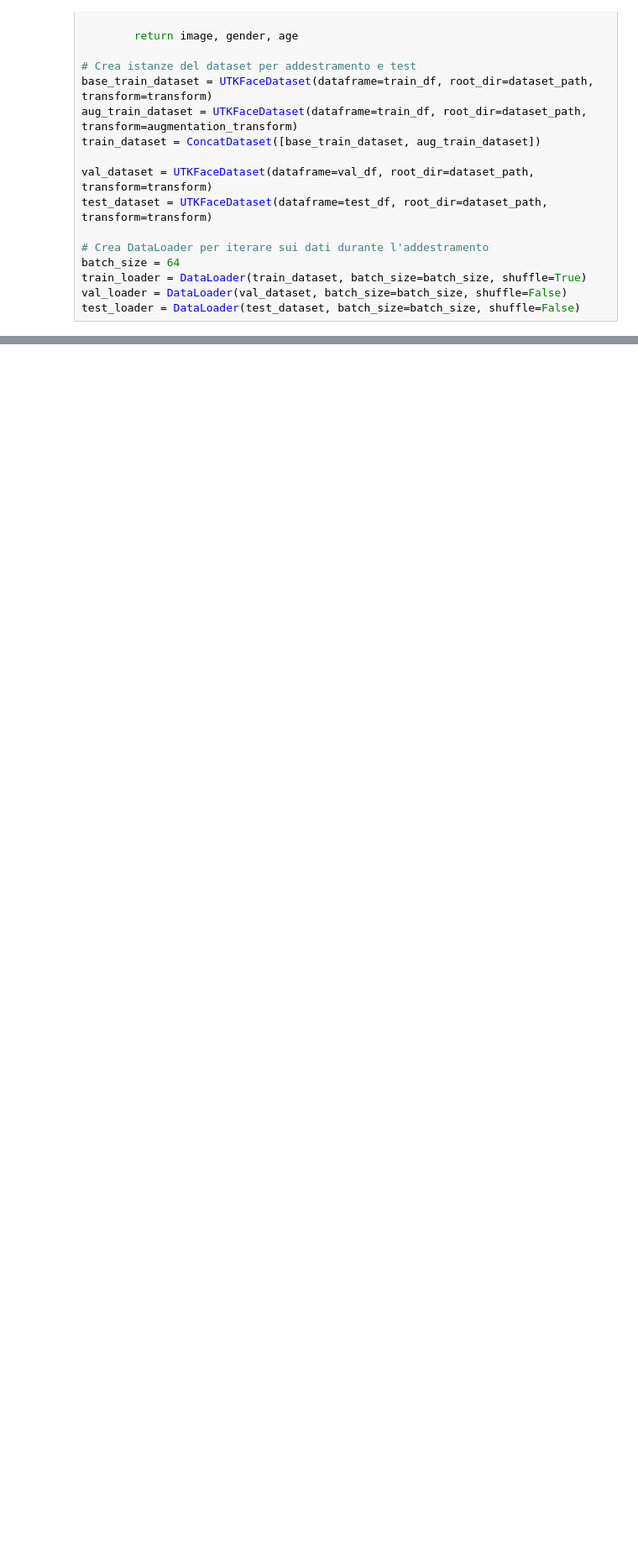
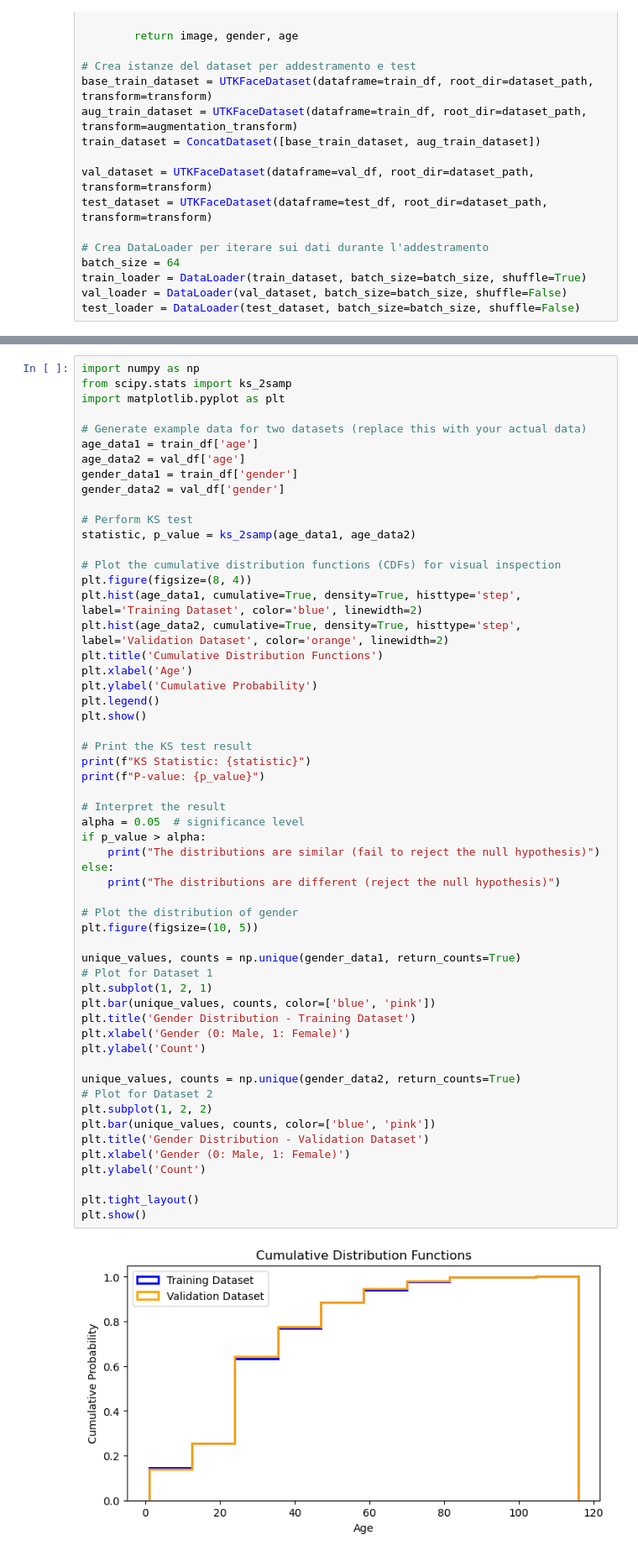
Before and after one commit to plspeziali/AgeGender-CNN, a Jupyter notebook: Notebook/AgeGender-Single.ipynb, the cells around one changed output, grey strips where cells are left out. Shown at 84% size. Saved outputs shown, nothing was run; the diff lists cells and outputs as text; blank space fills up the shorter version.

Commit message:
Written Dataset section

```diff
--- a/Notebook/AgeGender-Single.ipynb
+++ b/Notebook/AgeGender-Single.ipynb
@@ -78,0 +106,58 @@ test_loader = DataLoader(test_dataset, batch_size=batch_size, shuffle=False)
+# %%
+import numpy as np
+from scipy.stats import ks_2samp
+import matplotlib.pyplot as plt
+
+# Generate example data for two datasets (replace this with your actual data)
+age_data1 = train_df['age']
+age_data2 = val_df['age']
+gender_data1 = train_df['gender']
+gender_data2 = val_df['gender']
+
+# Perform KS test
+statistic, p_value = ks_2samp(age_data1, age_data2)
+
+# Plot the cumulative distribution functions (CDFs) for visual inspection
+plt.figure(figsize=(8, 4))
+plt.hist(age_data1, cumulative=True, density=True, histtype='step', label='Training Dataset', color='blue', linewidth=2)
+plt.hist(age_data2, cumulative=True, density=True, histtype='step', label='Validation Dataset', color='orange', linewidth=2)
+plt.title('Cumulative Distribution Functions')
+plt.xlabel('Age')
+plt.ylabel('Cumulative Probability')
+plt.legend()
+plt.show()
+
+# Print the KS test result
+print(f"KS Statistic: {statistic}")
+print(f"P-value: {p_value}")
+
+# Interpret the result
+alpha = 0.05  # significance level
+if p_value > alpha:
+    print("The distributions are similar (fail to reject the null hypothesis)")
+else:
+    print("The distributions are different (reject the null hypothesis)")
+
+# Plot the distribution of gender
+plt.figure(figsize=(10, 5))
+
+unique_values, counts = np.unique(gender_data1, return_counts=True)
+# Plot for Dataset 1
+plt.subplot(1, 2, 1)
+plt.bar(unique_values, counts, color=['blue', 'pink'])
+plt.title('Gender Distribution - Training Dataset')
+plt.xlabel('Gender (0: Male, 1: Female)')
+plt.ylabel('Count')
+
+unique_values, counts = np.unique(gender_data2, return_counts=True)
+# Plot for Dataset 2
+plt.subplot(1, 2, 2)
+plt.bar(unique_values, counts, color=['blue', 'pink'])
+plt.title('Gender Distribution - Validation Dataset')
+plt.xlabel('Gender (0: Male, 1: Female)')
+plt.ylabel('Count')
+
+plt.tight_layout()
+plt.show()
+# %% [output]
+[figure, added]
```
Also changed, not shown: parts of 2 cells of this notebook, 7 other files.
